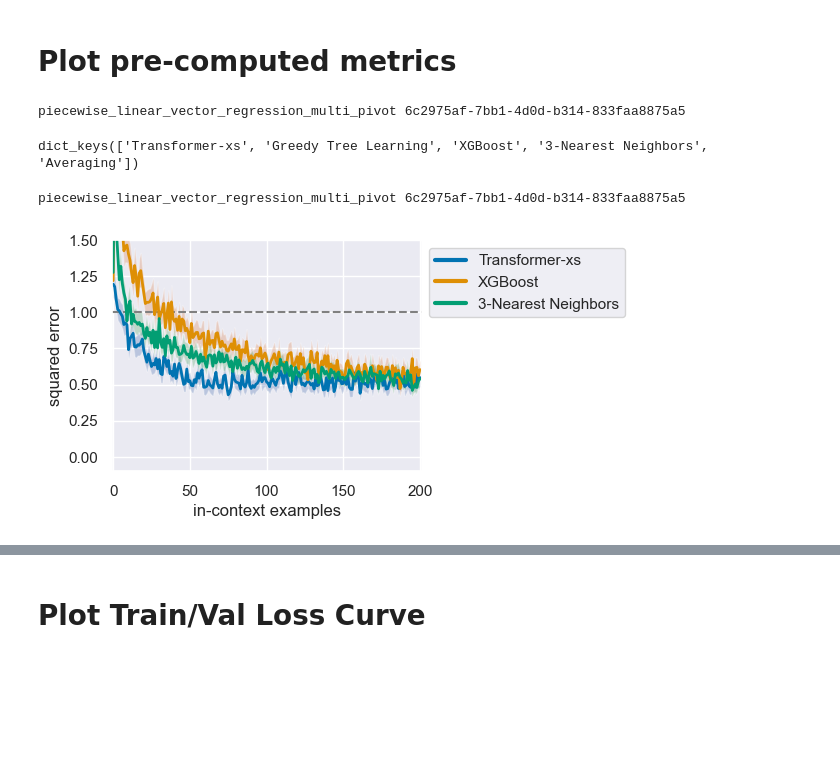
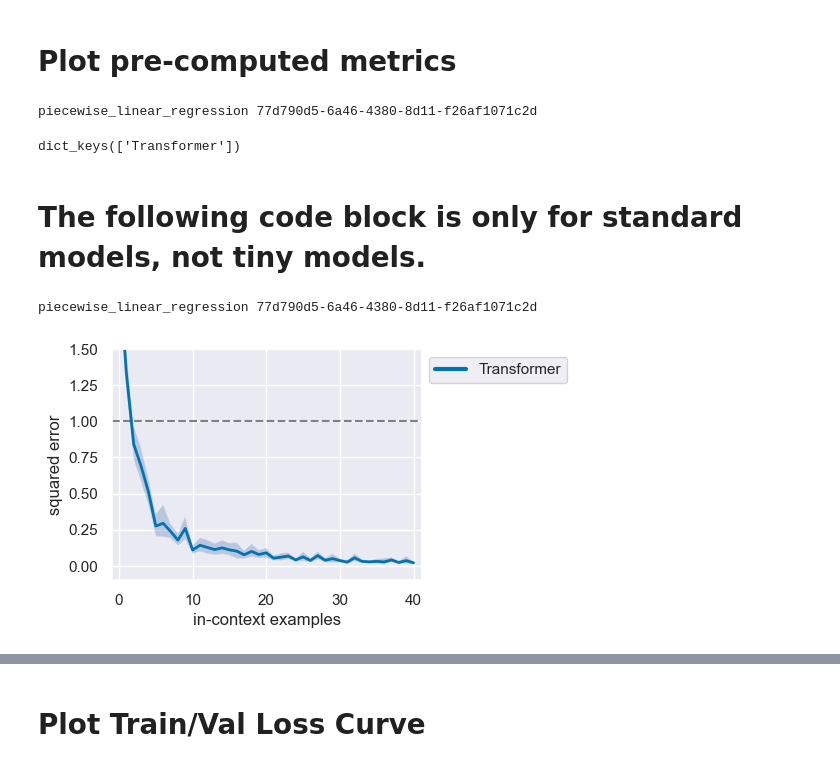
Before and after one commit to parkszachta/in-context-learning, a Jupyter notebook: eval.ipynb, the cells around one changed output, grey strips where cells are left out. Cells and saved outputs as stored; diff of their text form; code cells hidden in the pictures; blank space fills up the shorter version.

```diff
--- a/eval.ipynb
+++ b/eval.ipynb
@@ -1,16 +1,18 @@
 # %%
-from collections import OrderedDict
-import re
 import os
 
 import matplotlib.pyplot as plt
-import pandas as pd
 import seaborn as sns
 import torch
-from tqdm.notebook import tqdm
 
 from eval import get_run_metrics, read_run_dir, get_model_from_run
 from plot_utils import basic_plot, collect_results, relevant_model_names
+
+from shutil import copy2
+import glob
+import pandas as pd
+import seaborn as sns
+import matplotlib.pyplot as plt
 
 %matplotlib inline
 %load_ext autoreload
@@ -19,7 +21,7 @@ from plot_utils import basic_plot, collect_results, relevant_model_names
 sns.set_theme('notebook', 'darkgrid')
 palette = sns.color_palette('colorblind')
 
-run_dir = "../models_tiny"
+run_dir = "trained_models/models_standard"
 # %% [output]
 The autoreload extension is already loaded. To reload it, use:
   %reload_ext autoreload
@@ -47,15 +53,17 @@ print("Using device →", DEVICE)
 # %% [output]
 Using device → cpu
 # %%
-# task = "piecewise_linear_regression"
+task = "piecewise_linear_regression"
 # task = "piecewise_linear_vector_regression"
-task = "piecewise_linear_vector_regression_multi_pivot"
+# task = "sparse_linear_regression"
+# task = "decision_tree"
+# task = "relu_2nn_regression"
 
-run_id = "6c2975af-7bb1-4d0d-b314-833faa8875a5"  # if you train more models, replace with the run_id from the table above
+run_id = "77d790d5-6a46-4380-8d11-f26af1071c2d"  # if you train more models, replace with the run_id from the table above
 
 run_path = os.path.join(run_dir, task, run_id)
 recompute_metrics = True
-skip_baselines = False
+skip_baselines = True
 
 if recompute_metrics:
-    get_run_metrics(run_path, skip_baselines = skip_baselines,DEVICE=DEVICE)  # these are normally precomputed at the end of training
+    get_run_metrics(run_path, skip_baselines = skip_baselines, DEVICE=DEVICE)  # these are normally precomputed at the end of training
@@ -68,19 +97,23 @@ def valid_row(r):
 metrics = collect_results(run_dir, df, valid_row=valid_row)
 metrics['standard'].keys()
 # %% [output]
-piecewise_linear_vector_regression_multi_pivot 6c2975af-7bb1-4d0d-b314-833faa8875a5
+piecewise_linear_regression 77d790d5-6a46-4380-8d11-f26af1071c2d
-dict_keys(['Transformer-xs', 'Greedy Tree Learning', 'XGBoost', '3-Nearest Neighbors', 'Averaging'])
+dict_keys(['Transformer'])
+# %% [markdown]
+# The following code block is only for standard models, not tiny models.
 # %%
 def valid_row(r):
     return r.task == task and r.run_id == run_id
 
 metrics = collect_results(run_dir, df, valid_row=valid_row)
 _, conf = get_model_from_run(run_path, only_conf=True)
 n_dims = conf.model.n_dims
 
 models = relevant_model_names[task]
+if skip_baselines:
+    models = ["Transformer"]
 basic_plot(metrics["standard"], models=models)
 plt.show()
 # %% [output]
-piecewise_linear_vector_regression_multi_pivot 6c2975af-7bb1-4d0d-b314-833faa8875a5
+piecewise_linear_regression 77d790d5-6a46-4380-8d11-f26af1071c2d
-[figure, old version]
+[figure, new version]
```
Also changed, not shown: parts of 7 cells of this notebook.
